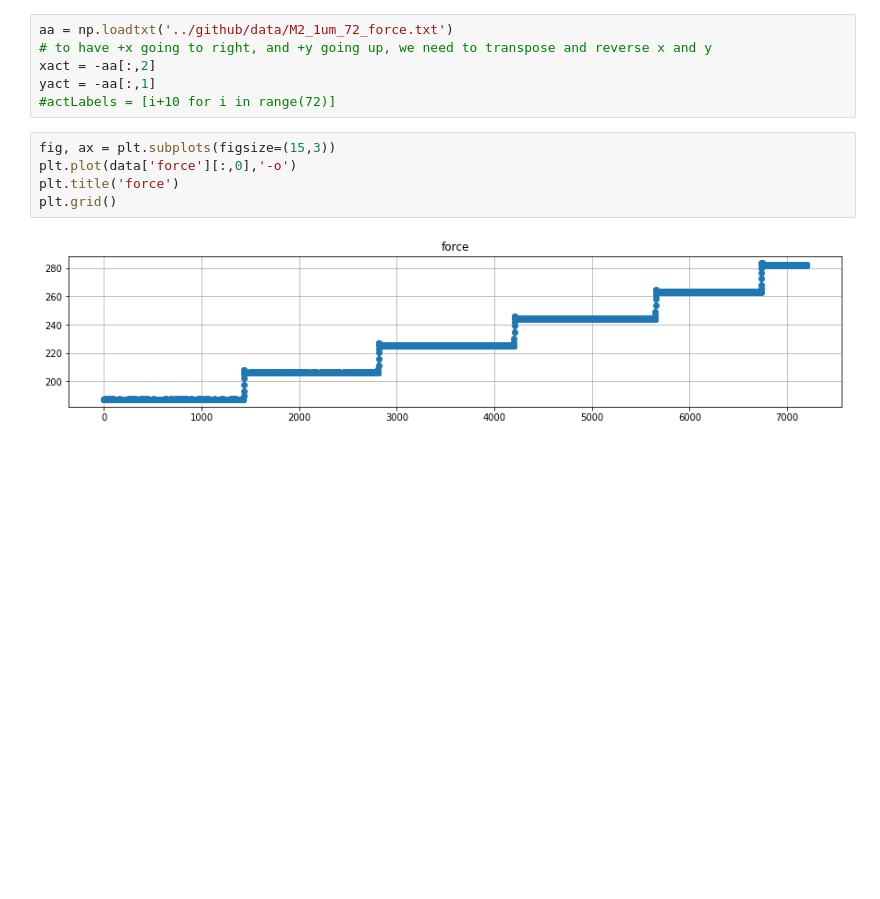
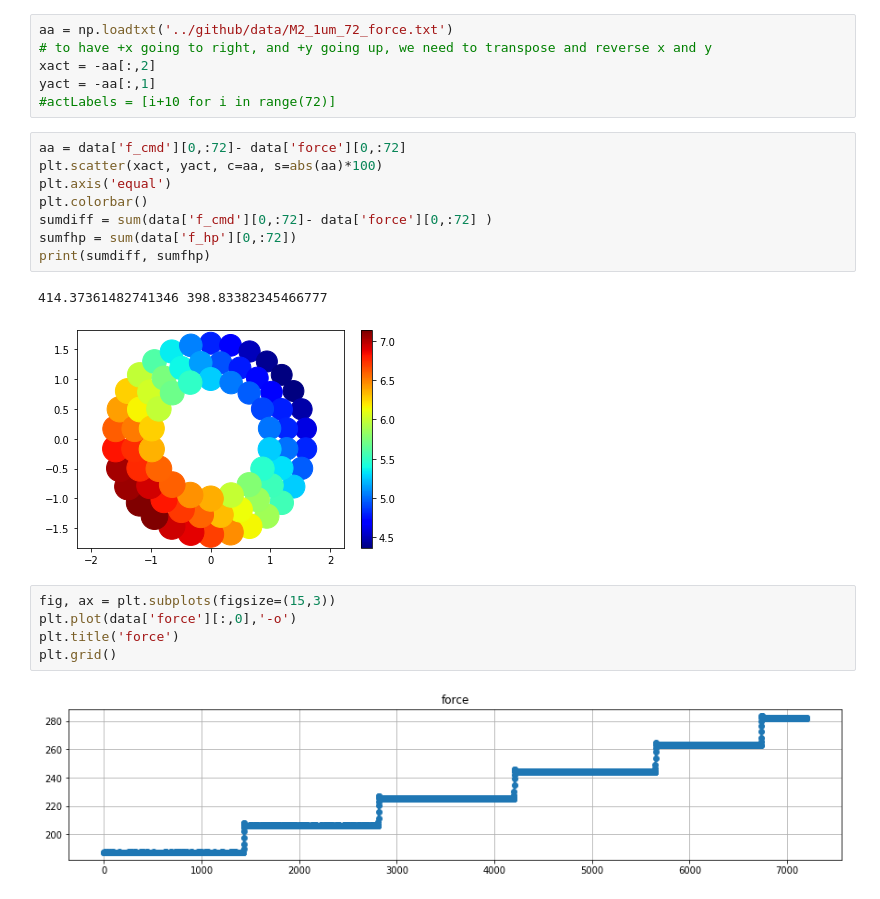
Before and after one commit to bxin/M2_summit_2003, a Jupyter notebook: a06_CL_B1_F.ipynb, the cells around one changed output. Cells and saved outputs as stored; diff of their text form; blank space fills up the shorter version.

```diff
--- a/a06_CL_B1_F.ipynb
+++ b/a06_CL_B1_F.ipynb
@@ -318,6 +308,17 @@ aa = np.loadtxt('../github/data/M2_1um_72_force.txt')
 xact = -aa[:,2]
 yact = -aa[:,1]
 #actLabels = [i+10 for i in range(72)]
+# %%
+aa = data['f_cmd'][0,:72]- data['force'][0,:72]
+plt.scatter(xact, yact, c=aa, s=abs(aa)*100)
+plt.axis('equal')
+plt.colorbar()
+sumdiff = sum(data['f_cmd'][0,:72]- data['force'][0,:72] )
+sumfhp = sum(data['f_hp'][0,:72])
+print(sumdiff, sumfhp)
+# %% [output]
+414.37361482741346 398.83382345466777
+[figure, added]
 # %%
 fig, ax = plt.subplots(figsize=(15,3))
 plt.plot(data['force'][:,0],'-o')
```
Also changed, not shown: parts of 11 cells of this notebook, 5 other files.
